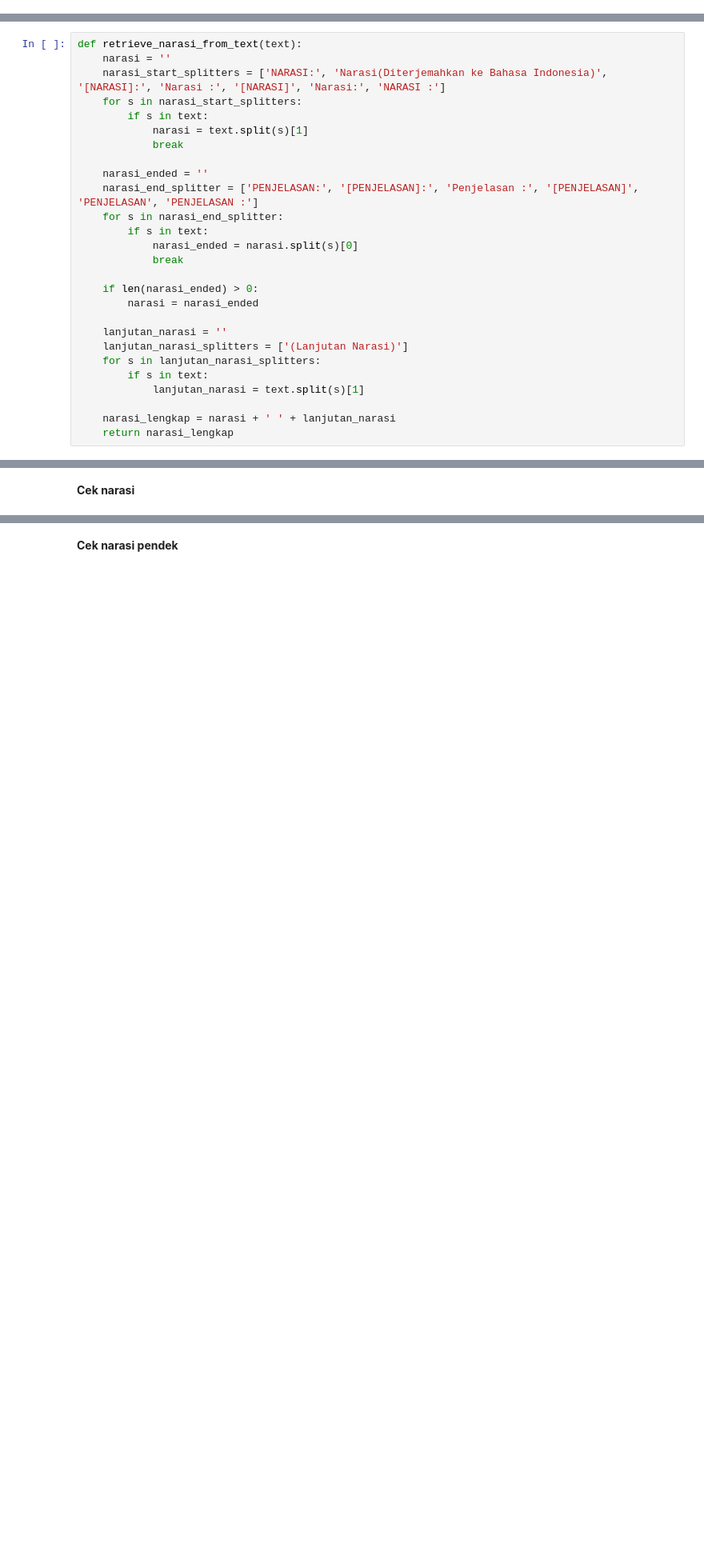
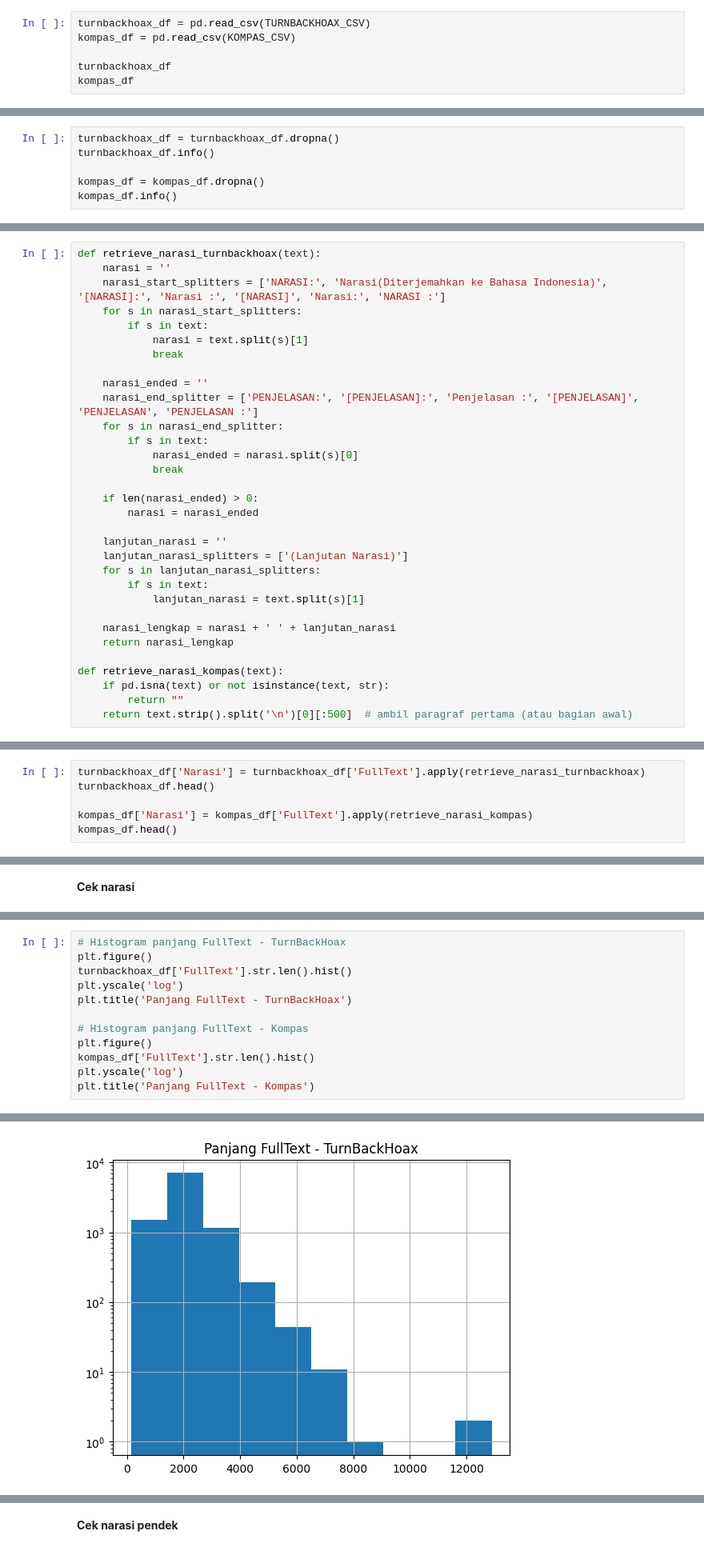
Before and after one commit to fallahibagaskara/news-dataset-cleanup, a Jupyter notebook: News_Dataset_Cleanup.ipynb, the cells around one changed output, grey strips where cells are left out. Shown: that part at 80% size. Drawn from its saved outputs; the diff is of its cells as text; blank space fills up the shorter version.

```diff
--- a/News_Dataset_Cleanup.ipynb
+++ b/News_Dataset_Cleanup.ipynb
@@ -31,0 +16,6 @@ df
+# %%
+turnbackhoax_df = pd.read_csv(TURNBACKHOAX_CSV)
+kompas_df = pd.read_csv(KOMPAS_CSV)
+
+turnbackhoax_df
+kompas_df
@@ -70,0 +61,6 @@ memory usage: 468.9+ KB
+# %%
+turnbackhoax_df = turnbackhoax_df.dropna()
+turnbackhoax_df.info()
+
+kompas_df = kompas_df.dropna()
+kompas_df.info()
@@ -71,5 +87,5 @@ memory usage: 468.9+ KB
 # %%
-def retrieve_narasi_from_text(text):
+def retrieve_narasi_turnbackhoax(text):
     narasi = ''
     narasi_start_splitters = ['NARASI:', 'Narasi(Diterjemahkan ke Bahasa Indonesia)', '[NARASI]:', 'Narasi :', '[NARASI]', 'Narasi:', 'NARASI :']
     for s in narasi_start_splitters:
@@ -95,3 +111,8 @@ def retrieve_narasi_from_text(text):
 
     narasi_lengkap = narasi + ' ' + lanjutan_narasi
     return narasi_lengkap
+
+def retrieve_narasi_kompas(text):
+    if pd.isna(text) or not isinstance(text, str):
+        return ""
+    return text.strip().split('\n')[0][:500]  # ambil paragraf pertama (atau bagian awal)
@@ -107,0 +119,6 @@ df.head()
+# %%
+turnbackhoax_df['Narasi'] = turnbackhoax_df['FullText'].apply(retrieve_narasi_turnbackhoax)
+turnbackhoax_df.head()
+
+kompas_df['Narasi'] = kompas_df['FullText'].apply(retrieve_narasi_kompas)
+kompas_df.head()
@@ -135,0 +155,13 @@ df['Narasi'].str.len().hist().set_yscale('log')
+# %%
+# Histogram panjang FullText - TurnBackHoax
+plt.figure()
+turnbackhoax_df['FullText'].str.len().hist()
+plt.yscale('log')
+plt.title('Panjang FullText - TurnBackHoax')
+
+# Histogram panjang FullText - Kompas
+plt.figure()
+kompas_df['FullText'].str.len().hist()
+plt.yscale('log')
+plt.title('Panjang FullText - Kompas')
+# %% [output]
@@ -135,0 +169 @@ df['Narasi'].str.len().hist().set_yscale('log')
+[figure, added]
```
Also changed, not shown: parts of 30 cells of this notebook.
